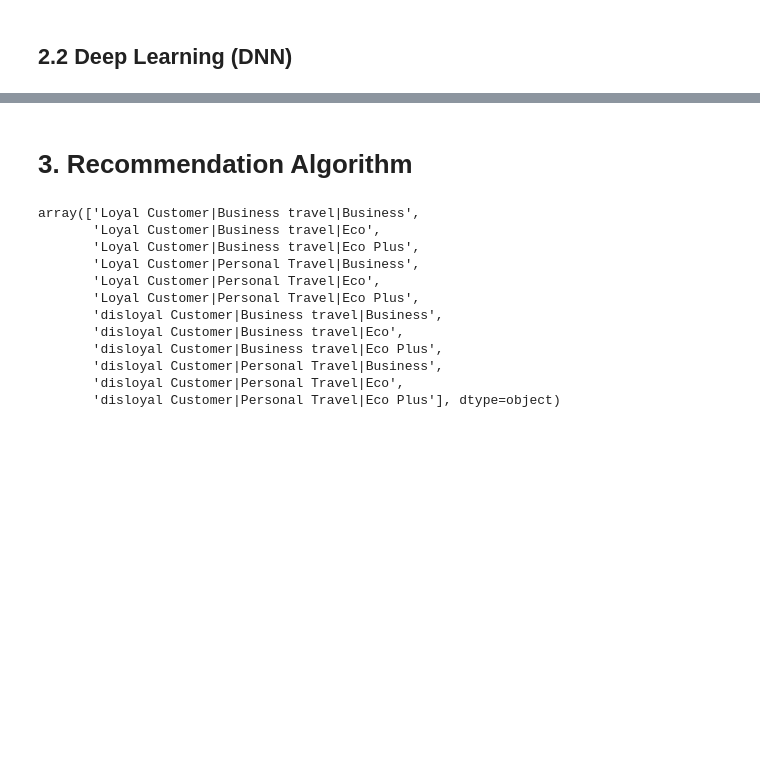
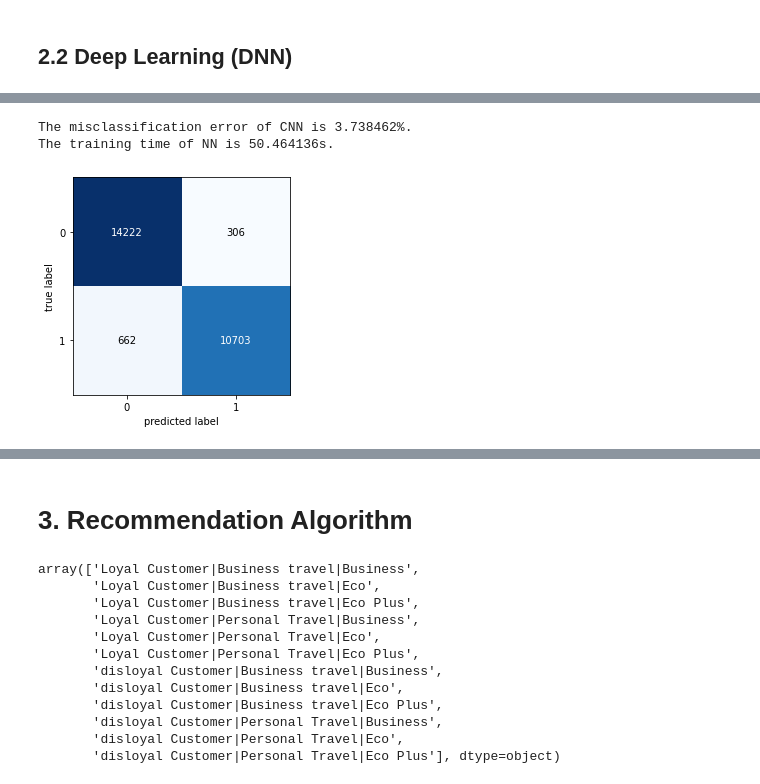
Before and after one commit to cgx242/Airline-Passenger-Satisfaction-Analysis, a Jupyter notebook: doc/Project(EDA, RA).ipynb, the cells around one changed output, grey strips where cells are left out. Saved outputs shown, nothing was run; the diff lists cells and outputs as text; code cells hidden in the pictures; blank space fills up the shorter version.

```diff
--- a/doc/Project(EDA, RA).ipynb
+++ b/doc/Project(EDA, RA).ipynb
@@ -671,7 +711,14 @@ mymodel.predict(test_X)
 # %%
 b = ohe.inverse_transform(mymodel.predict(test_X))
 from sklearn.metrics import confusion_matrix
 from mlxtend.plotting import plot_confusion_matrix
 #c = ohe.inverse_transform(val_y)
 cm = confusion_matrix(test_y, b)
 plot_confusion_matrix(cm)
+print('The misclassification error of CNN is %3f'%(100-(cm[0,0]+cm[1,1])/test_y.shape[0]*100)+'%.')
+stop = timeit.default_timer()
+print('The training time of NN is %3fs.'%(stop-start))
+# %% [output]
+The misclassification error of CNN is 3.738462%.
+The training time of NN is 50.464136s.
+[figure, added]
```
Also changed, not shown: parts of 18 cells of this notebook.
